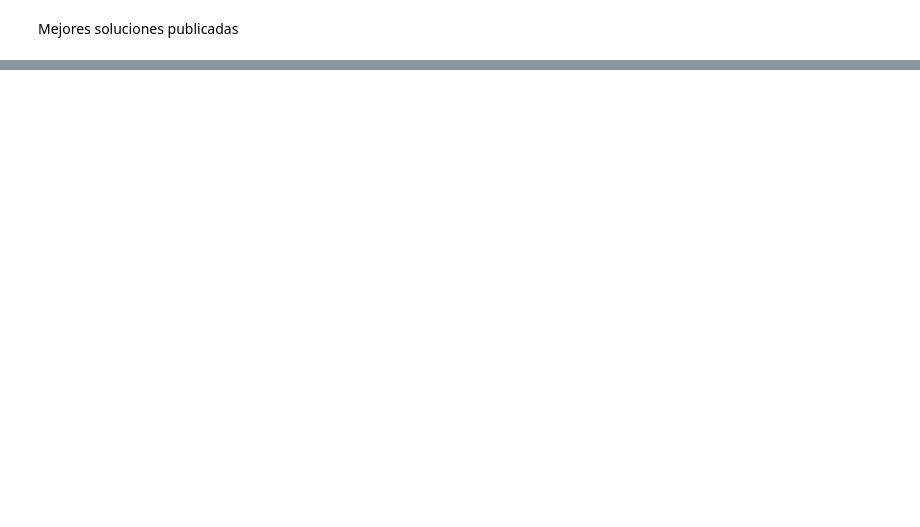
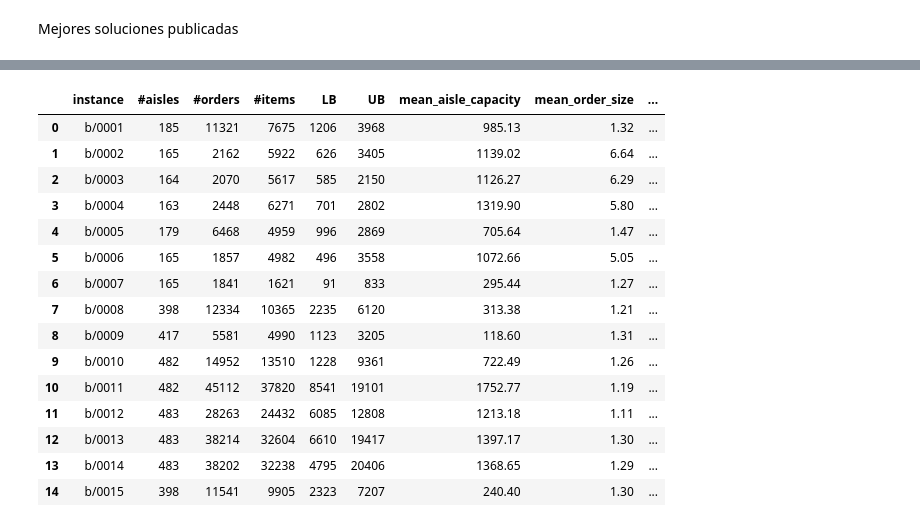
Before and after one commit to marcoZunino/AlgoritmosEvolutivos-challenge-sbpo-2025, a Jupyter notebook: experimental_results.ipynb, the cells around one changed output, grey strips where cells are left out. Cells and saved outputs as stored; diff of their text form; code cells hidden in the pictures; blank space fills up the shorter version.

```diff
--- a/experimental_results.ipynb
+++ b/experimental_results.ipynb
@@ -235,0 +84,20 @@ Result for instance x/instance_0015.txt: {'is_feasible': True, 'objective_value'
+# %%
+
+display_stats_table(datasets["b"].values())
+# %% [output]
+|  | instance | #aisles | #orders | #items | LB | UB | mean_aisle_capacity | mean_order_size | ... |
+| 0 | b/0001 | 185 | 11321 | 7675 | 1206 | 3968 | 985.13 | 1.32 | ... |
+| 1 | b/0002 | 165 | 2162 | 5922 | 626 | 3405 | 1139.02 | 6.64 | ... |
+| 2 | b/0003 | 164 | 2070 | 5617 | 585 | 2150 | 1126.27 | 6.29 | ... |
+| 3 | b/0004 | 163 | 2448 | 6271 | 701 | 2802 | 1319.90 | 5.80 | ... |
+| 4 | b/0005 | 179 | 6468 | 4959 | 996 | 2869 | 705.64 | 1.47 | ... |
+| 5 | b/0006 | 165 | 1857 | 4982 | 496 | 3558 | 1072.66 | 5.05 | ... |
+| 6 | b/0007 | 165 | 1841 | 1621 | 91 | 833 | 295.44 | 1.27 | ... |
+| 7 | b/0008 | 398 | 12334 | 10365 | 2235 | 6120 | 313.38 | 1.21 | ... |
+| 8 | b/0009 | 417 | 5581 | 4990 | 1123 | 3205 | 118.60 | 1.31 | ... |
+| 9 | b/0010 | 482 | 14952 | 13510 | 1228 | 9361 | 722.49 | 1.26 | ... |
+| 10 | b/0011 | 482 | 45112 | 37820 | 8541 | 19101 | 1752.77 | 1.19 | ... |
+| 11 | b/0012 | 483 | 28263 | 24432 | 6085 | 12808 | 1213.18 | 1.11 | ... |
+| 12 | b/0013 | 483 | 38214 | 32604 | 6610 | 19417 | 1397.17 | 1.30 | ... |
+| 13 | b/0014 | 483 | 38202 | 32238 | 4795 | 20406 | 1368.65 | 1.29 | ... |
+| 14 | b/0015 | 398 | 11541 | 9905 | 2323 | 7207 | 240.40 | 1.30 | ... |
```
Also changed, not shown: parts of 14 cells of this notebook, 5 other files.
